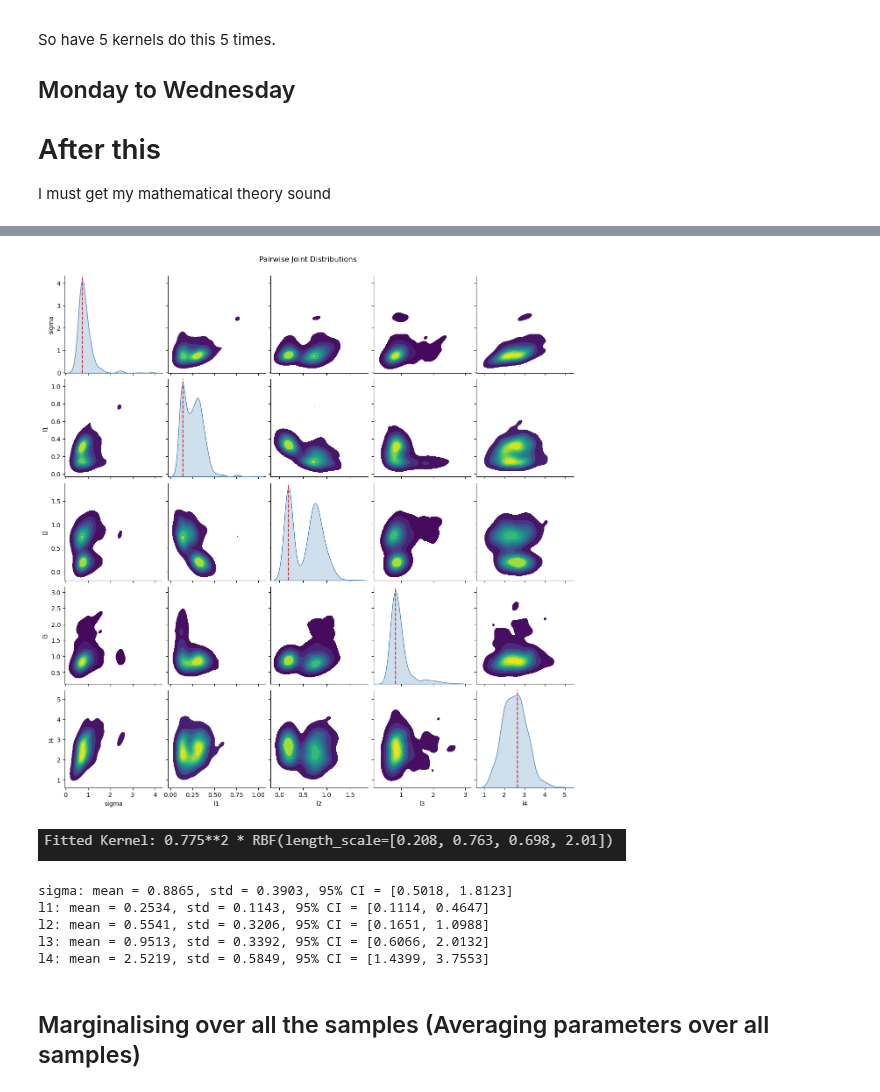
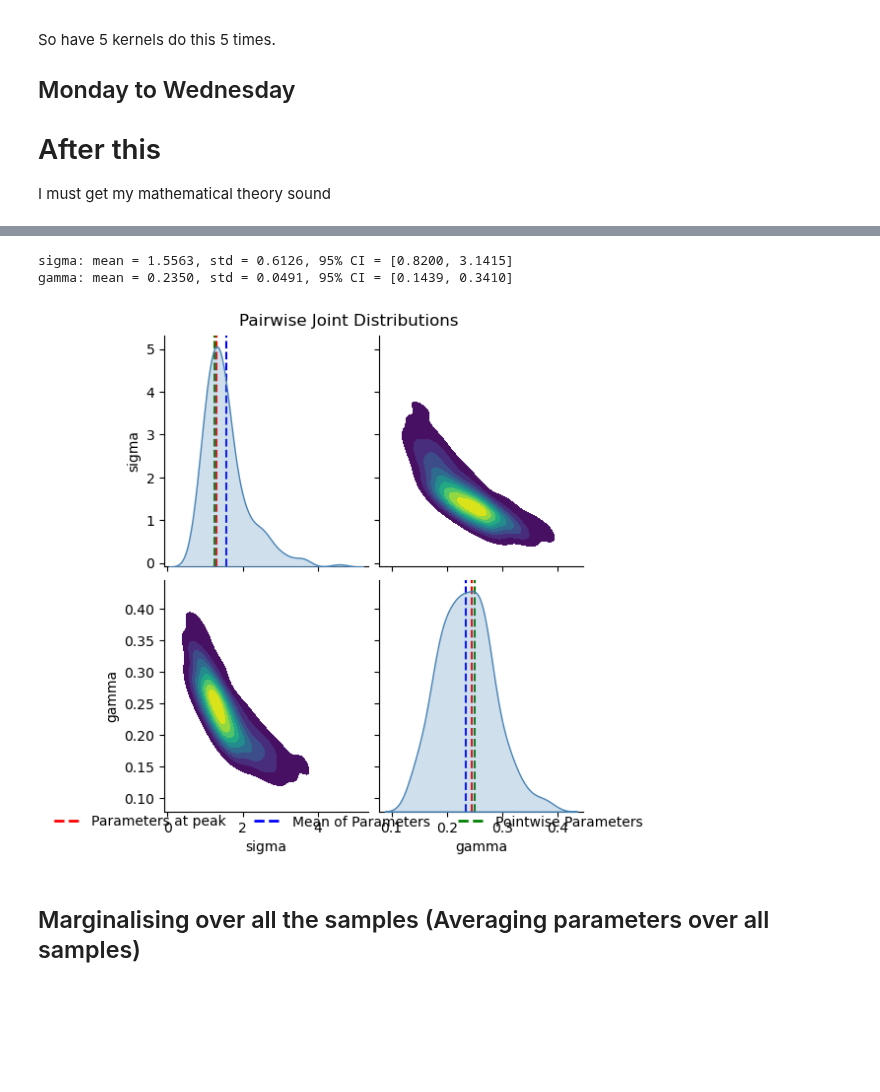
Before and after one commit to seanwhite674/FinalYearProject, a Jupyter notebook: Final Model Code/MCMC sampling.ipynb, the cells around one changed output, grey strips where cells are left out. Saved outputs shown, nothing was run; the diff lists cells and outputs as text; code cells hidden in the pictures; blank space fills up the shorter version.

Commit message:
24/02
Going well. I am now plotting all the models and comparing their accuracy using various performance metrics. Getting nice clean plots that will be ideal for my report

```diff
--- a/Final Model Code/MCMC sampling.ipynb
+++ b/Final Model Code/MCMC sampling.ipynb
@@ -218,5 +250,4 @@ plt.show()
 # %%
-from scipy.stats import gaussian_kde
 peak_values = []
 flat_samples = sampler.get_chain(discard=burnin, thin=thin, flat=True)
 for i in range(ndim):
@@ -225,9 +256,9 @@ for i in range(ndim):
 
     x_range = np.linspace(np.min(samples_i), np.max(samples_i), 1000)
     density = kde(x_range)
-    plt.figure()
-    plt.plot(x_range, density,
-         color='gray', linewidth=2.5)
+    # plt.figure()
+    # plt.plot(x_range, density,
+    #      color='gray', linewidth=2.5)
     peak = x_range[np.argmax(density)]
     peak_values.append(peak)
 print("Peak values for each parameter:", peak_values)
@@ -241,45 +267,53 @@ Peak values for each parameter: [0.7533103012148328, 0.1383281383344977, 0.19380
+# %%
+mean_values = np.mean(flat_samples, axis=0)      # shape: (parameter number,)
+std_values  = np.std(flat_samples, axis=0)      # same shape as mean_values
+ci_bounds   = np.percentile(flat_samples, [2.5, 97.5], axis=0)  # shape: (2, parameter number)
+
+labels = dimensionnames[kernelindex]
+for i, label in enumerate(labels):
+    # Option 1: Use .item() to extract the scalar
+    mean_i = mean_values[i].item()
+    std_i  = std_values[i].item()
+    lower_ci = ci_bounds[0, i].item()
+    upper_ci = ci_bounds[1, i].item()
+    print(f"{label}: mean = {mean_i:.4f}, std = {std_i:.4f}, 95% CI = [{lower_ci:.4f}, {upper_ci:.4f}]")
+# %% [output]
+sigma: mean = 1.5563, std = 0.6126, 95% CI = [0.8200, 3.1415]
+gamma: mean = 0.2350, std = 0.0491, 95% CI = [0.1439, 0.3410]
 # %%
+
 # flat_samples has shape samples dimensions samples dimensions and so combines all walker samples
 flat_samples = sampler.get_chain(discard=burnin, thin=thin, flat=True)
-df = pd.DataFrame(flat_samples, columns=["sigma", "l1", "l2", "l3", "l4"])
+df = pd.DataFrame(flat_samples, columns=dimensionnames[kernelindex])
 
 ## a kde plot, plots the estimated probability density function from my MCMC samples
 
 g = sns.pairplot(    df,
     kind="kde",
     diag_kind="kde",
     plot_kws={'fill': True, 'cmap': 'viridis'},
     diag_kws={'fill': True, 'color': 'steelblue'})
 plt.suptitle("Pairwise Joint Distributions", y=1.02)
-g.axes[0, 0].axvline(peak_values[0], color="red", linestyle="--")
-g.axes[1, 1].axvline(peak_values[1], color="red", linestyle="--")
-g.axes[2, 2].axvline(peak_values[2], color="red", linestyle="--")
-g.axes[3, 3].axvline(peak_values[3], color="red", linestyle="--")
-g.axes[4, 4].axvline(peak_values[4], color="red", linestyle="--")
+for i in range(ndim):
+        ax = g.axes[i, i]
+        ax.axvline(peak_values[i], color="red", linestyle="--")
+        ax.axvline(mean_values[i], color="blue", linestyle="--")
+        ax.axvline(params[i], color="green", linestyle="--")
+legend_elements = [
+    Line2D([0], [0], color='red', lw=2, linestyle='--', label='Parameters at peak'),
+    Line2D([0], [0], color='blue', lw=2, linestyle='--', label='Mean of Parameters'),
+    Line2D([0], [0], color='green', lw=2, linestyle='--', label='Pointwise Parameters')
+]
+
+# Add the legend to the figure, placing it centered below the plots
+g.fig.legend(handles=legend_elements, loc='lower center', bbox_to_anchor=(0.5, -0.05), ncol=3, frameon=False)
+
+# Adjust the figure so the legend is not cut off
+g.fig.subplots_adjust(bottom=0.01)
+
 plt.show()
 # %% [output]
-[figure, old version]
+[figure, new version]
-# %% [markdown]
-![image.png](attachment:image.png)
-# %%
-mean_values = np.mean(flat_samples, axis=0)      # shape: (5,)
-std_values  = np.std(flat_samples, axis=0)       # shape: (5,)
-ci_bounds   = np.percentile(flat_samples, [2.5, 97.5], axis=0)  # shape: (2, 5)
-
-labels = ["sigma", "l1", "l2", "l3", "l4"]
-for i, label in enumerate(labels):
-    # Option 1: Use .item() to extract the scalar
-    mean_i = mean_values[i].item()
-    std_i  = std_values[i].item()
-    lower_ci = ci_bounds[0, i].item()
-    upper_ci = ci_bounds[1, i].item()
-    print(f"{label}: mean = {mean_i:.4f}, std = {std_i:.4f}, 95% CI = [{lower_ci:.4f}, {upper_ci:.4f}]")
-# %% [output]
-sigma: mean = 0.8865, std = 0.3903, 95% CI = [0.5018, 1.8123]
-l1: mean = 0.2534, std = 0.1143, 95% CI = [0.1114, 0.4647]
-l2: mean = 0.5541, std = 0.3206, 95% CI = [0.1651, 1.0988]
-l3: mean = 0.9513, std = 0.3392, 95% CI = [0.6066, 2.0132]
-l4: mean = 2.5219, std = 0.5849, 95% CI = [1.4399, 3.7553]
 # %% [markdown]
 ## Marginalising over all the samples (Averaging parameters over all samples)
 # %%
```
Also changed, not shown: parts of 15 cells of this notebook, 2 other files.
